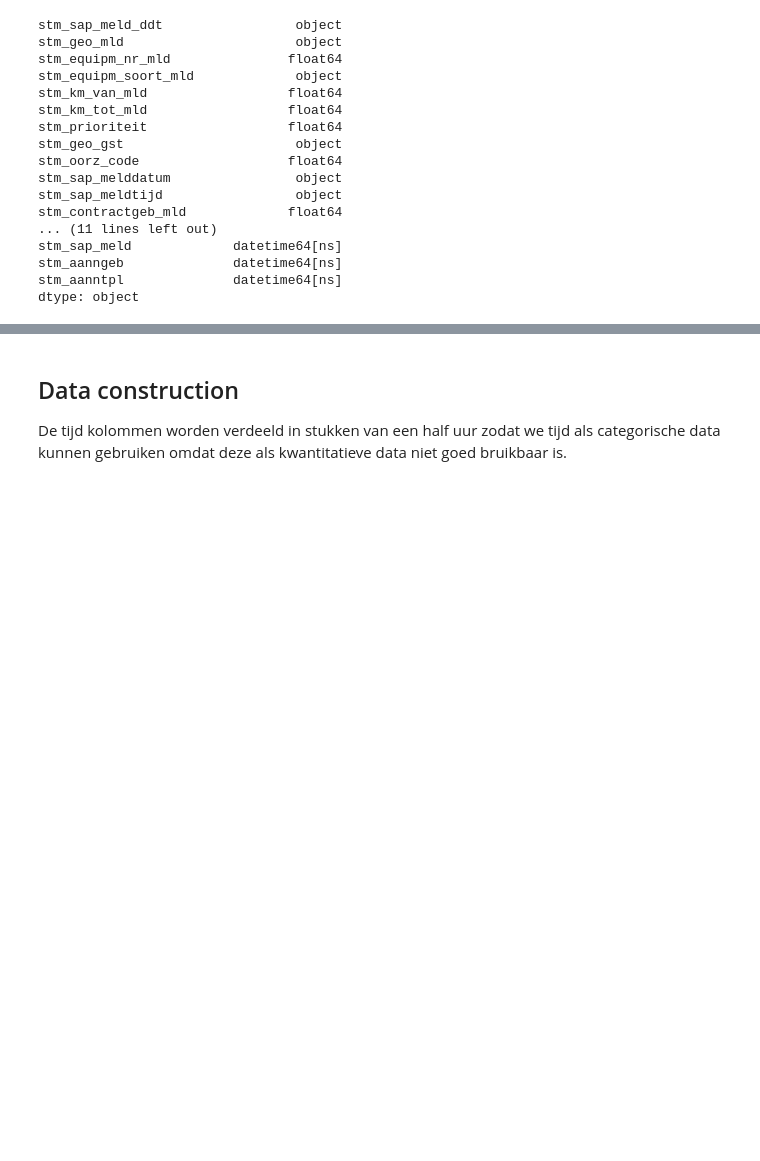
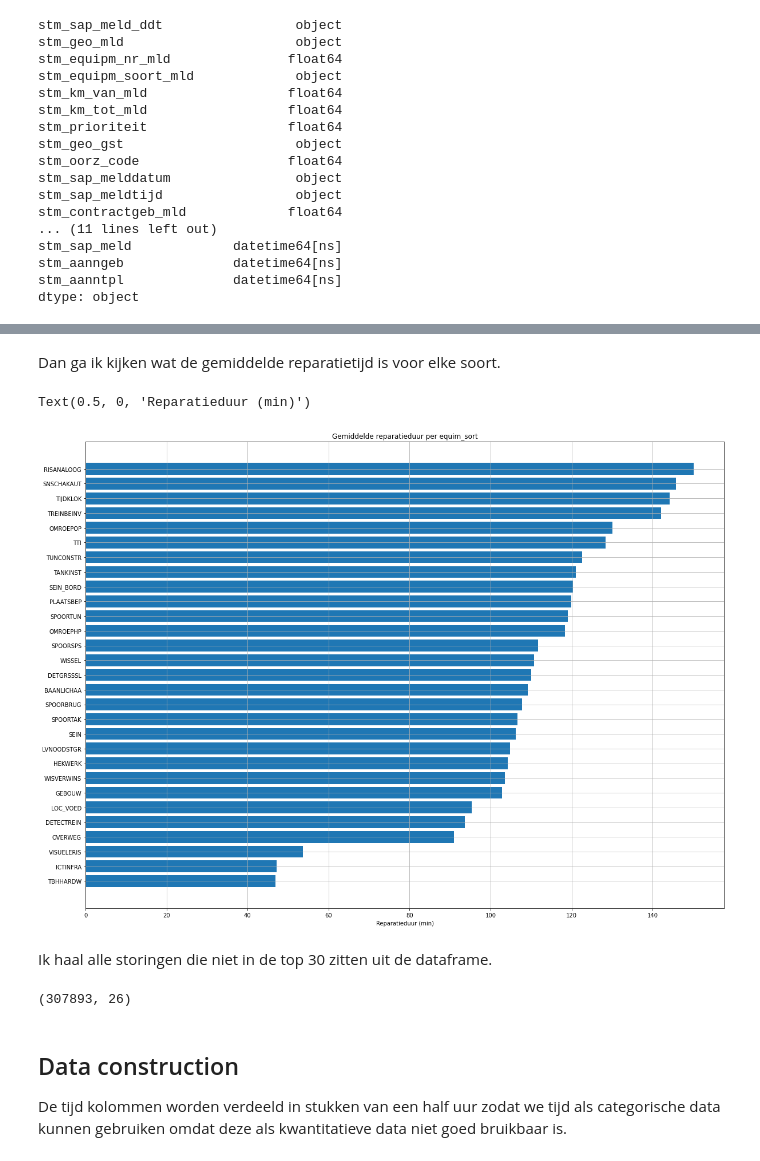
Before and after one commit to RoelandOostdam/ProRail-GP, a Jupyter notebook: ProRail_Herkansing_Roeland.ipynb, the cells around one changed output, grey strips where cells are left out. Saved outputs shown, nothing was run; the diff lists cells and outputs as text; code cells hidden in the pictures; blank space fills up the shorter version.

```diff
--- a/ProRail_Herkansing_Roeland.ipynb
+++ b/ProRail_Herkansing_Roeland.ipynb
@@ -156,3 +185,24 @@ dtype: object
+# %% [markdown]
+Dan ga ik kijken wat de gemiddelde reparatietijd is voor elke soort.
+# %%
+common_equipm_sort = df['stm_equipm_soort_mld'].value_counts(dropna=False)[:30].index
+average_time_per_equipm_sort = df[df['stm_equipm_soort_mld'].isin(common_equipm_sort)].groupby('stm_equipm_soort_mld')['stm_fh_duur'].mean().sort_values()
+
+plt.figure(figsize=[20,15])
+plt.barh(average_time_per_equipm_sort.index, average_time_per_equipm_sort.values)
+plt.grid()
+plt.title("Gemiddelde reparatieduur per equim_sort")
+plt.xlabel("Reparatieduur (min)")
+# %% [output]
+Text(0.5, 0, 'Reparatieduur (min)')
+[figure, added]
+# %% [markdown]
+Ik haal alle storingen die niet in de top 30 zitten uit de dataframe.
+# %%
+df = df[df['stm_equipm_soort_mld'].isin(common_equipm_sort)]
+df.shape
+# %% [output]
+(307893, 26)
 # %%
 def GetAverageRepairTime(column):
     ret = df[['stm_fh_duur', column]]
```
Also changed, not shown: parts of 29 cells of this notebook, 5 other files.
